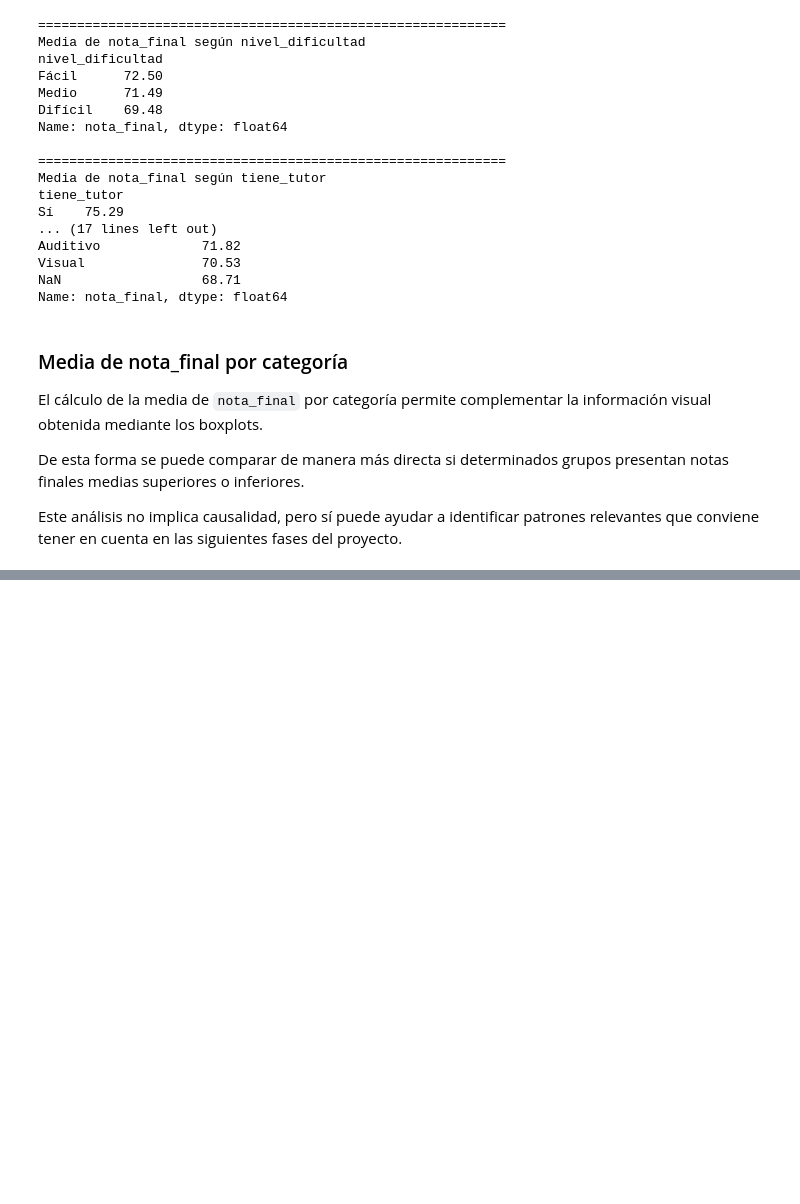
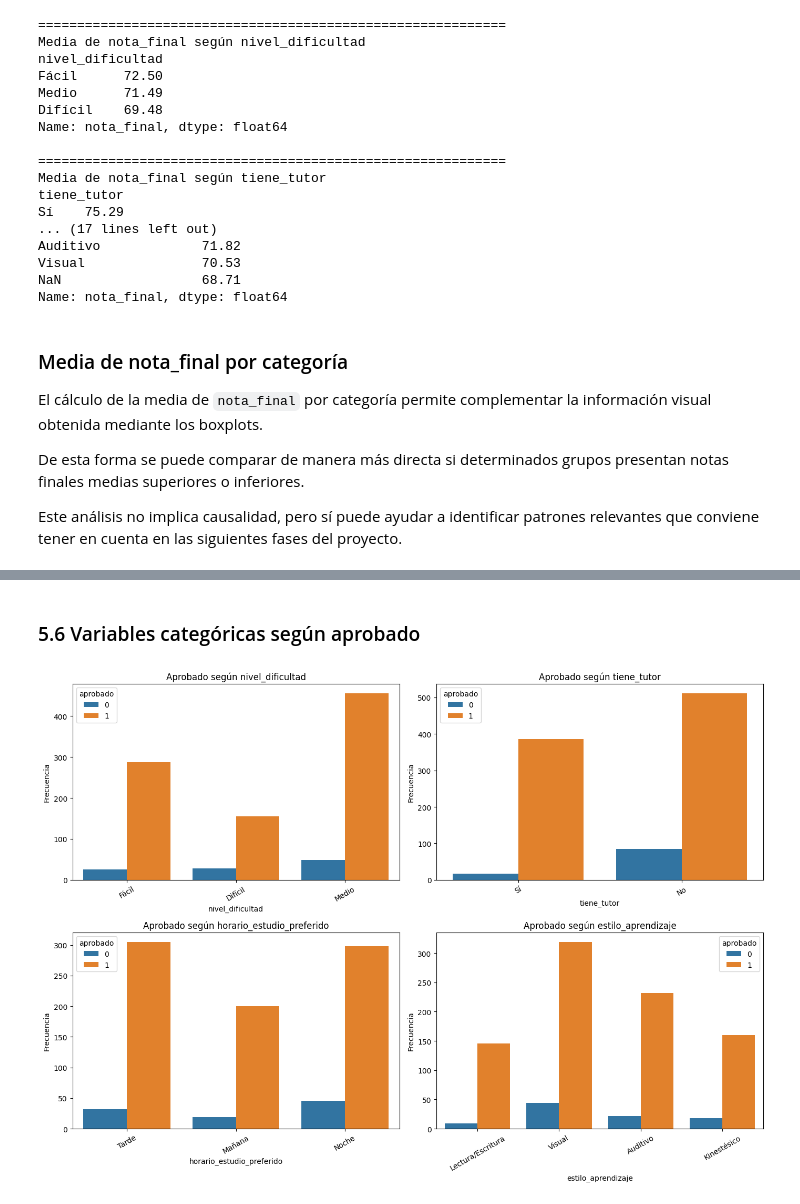
Before and after one commit to juanpamtx/Proyecto_08_DS.Machine_learning_regresion_y_clasificacion, a Jupyter notebook: Notebook/01_eda_preliminar.ipynb, the cells around one changed output, grey strips where cells are left out. Saved outputs shown, nothing was run; the diff lists cells and outputs as text; code cells hidden in the pictures; blank space fills up the shorter version.

```diff
--- a/Notebook/01_eda_preliminar.ipynb
+++ b/Notebook/01_eda_preliminar.ipynb
@@ -935,0 +1062,18 @@ En conjunto, las variables que parecen tener una relación más clara con `nota_
+# %% [markdown]
+### 5.6 Variables categóricas según aprobado
+# %%
+# Distribución de aprobado según variables categóricas
+plt.figure(figsize=(14, 10))
+
+for i, columna in enumerate(variables_categoricas, 1):
+    plt.subplot(2, 2, i)
+    sns.countplot(data=df, x=columna, hue="aprobado")
+    plt.title(f"Aprobado según {columna}")
+    plt.xlabel(columna)
+    plt.ylabel("Frecuencia")
+    plt.xticks(rotation=30)
+
+plt.tight_layout()
+plt.show()
+# %% [output]
+[figure, added]
```
Also changed, not shown: parts of 56 cells of this notebook.
